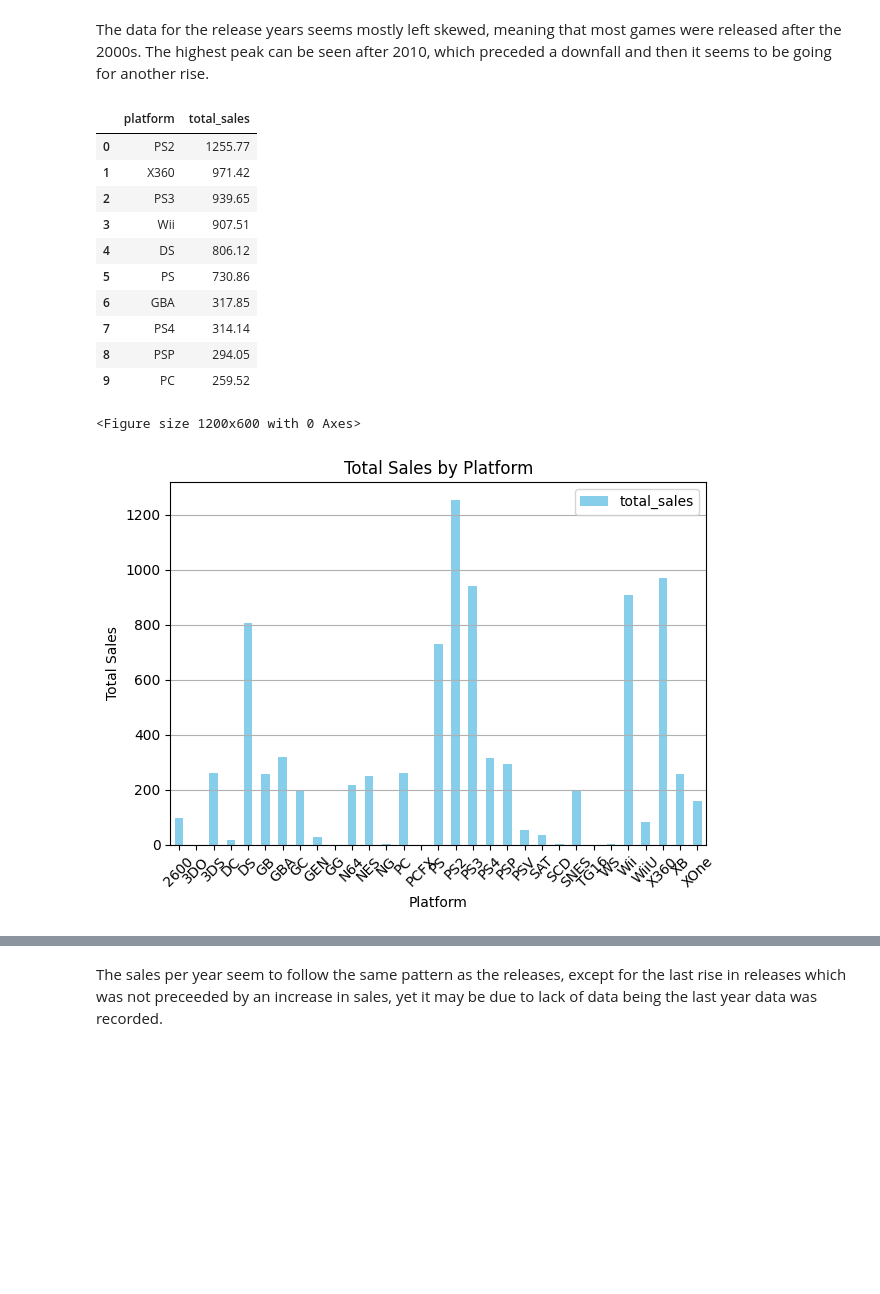
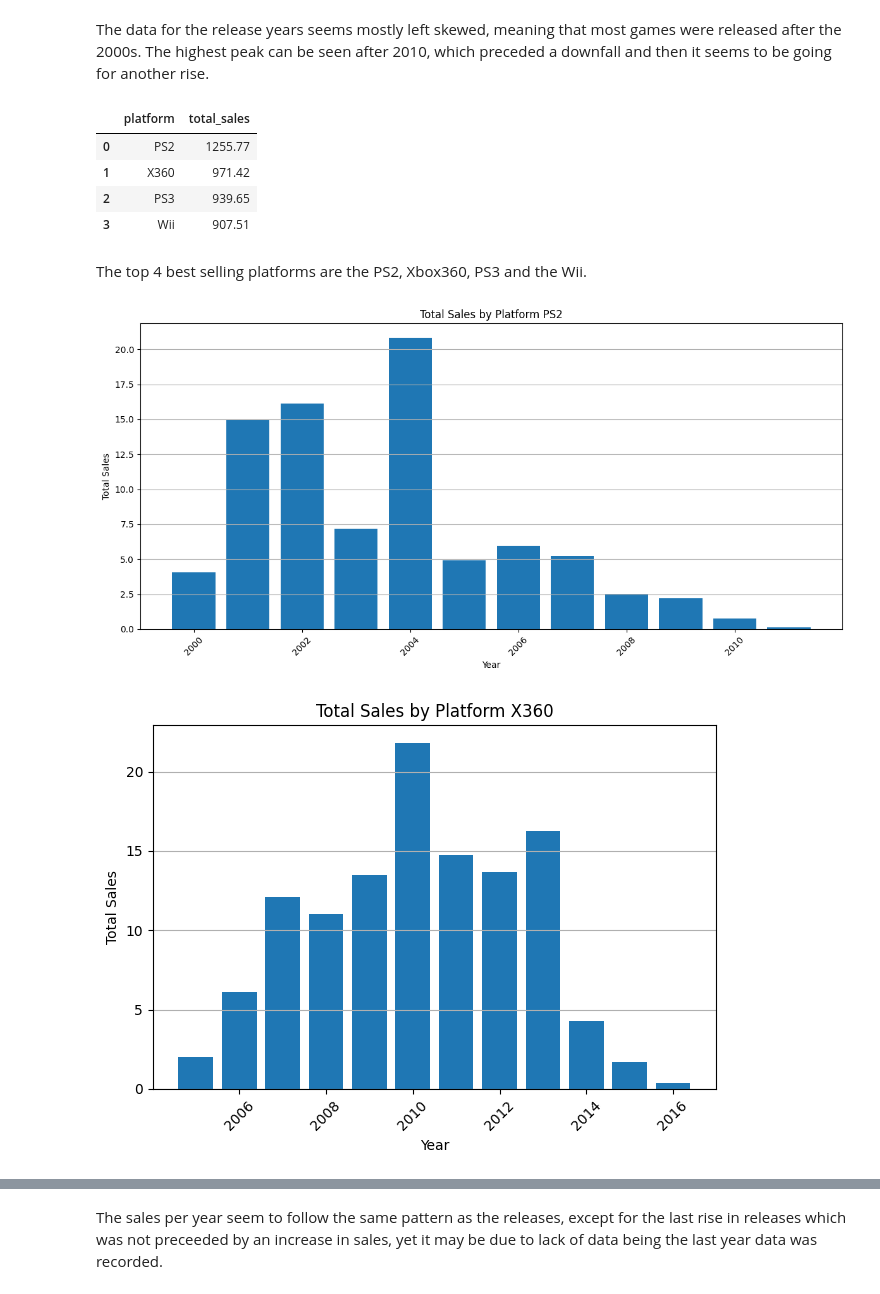
Before and after one commit to TirsoPaneque/integrated_project, a Jupyter notebook: notebooks/EDA.ipynb, the cells around one changed output, grey strips where cells are left out. Drawn from its saved outputs; the diff is of its cells as text; code cells hidden in the pictures; blank space fills up the shorter version.

```diff
--- a/notebooks/EDA.ipynb
+++ b/notebooks/EDA.ipynb
@@ -370,30 +370,30 @@ plt.xticks(range(df['year_of_release'].min(), df['year_of_release'].max() + 1, 3
 # %% [markdown]
 The data for the release years seems mostly left skewed, meaning that most games were released after the 2000s. The highest peak can be seen after 2010, which preceded a downfall and then it seems to be going for another rise.
 # %%
-df.groupby('platform')['total_sales'].sum().sort_values(ascending=False).head(10).reset_index()
+top_platforms = df.groupby('platform')['total_sales'].sum().sort_values(ascending=False).head(4).reset_index()
+top_platforms
 # %% [output]
 |  | platform | total_sales |
 | 0 | PS2 | 1255.77 |
 | 1 | X360 | 971.42 |
 | 2 | PS3 | 939.65 |
 | 3 | Wii | 907.51 |
-| 4 | DS | 806.12 |
-| 5 | PS | 730.86 |
-| 6 | GBA | 317.85 |
-| 7 | PS4 | 314.14 |
-| 8 | PSP | 294.05 |
-| 9 | PC | 259.52 |
+# %% [markdown]
+The top 4 best selling platforms are the PS2, Xbox360, PS3 and the Wii.
 # %%
-df_platform_sales = df.groupby('platform')['total_sales'].sum().reset_index()
 plt.figure(figsize=(12, 6))
-df_platform_sales.plot(kind='bar', x='platform', y='total_sales', color='skyblue')
-plt.title('Total Sales by Platform')
-plt.xlabel('Platform')
-plt.ylabel('Total Sales')
-plt.xticks(rotation=45)
-plt.grid(axis='y')
-plt.tight_layout()
-plt.show()
+
+for platform in top_platforms['platform']:
+    platform_sales = df[df['platform'] == platform]
+
+    plt.bar(platform_sales['year_of_release'], platform_sales['total_sales'], label=platform)
+    plt.title(f'Total Sales by Platform {platform}')
+    plt.xlabel('Year')
+    plt.ylabel('Total Sales')
+    plt.xticks(rotation=45)
+    plt.grid(axis='y')
+    plt.tight_layout()
+    plt.show()
 # %% [output]
-<Figure size 1200x600 with 0 Axes>
-[figure, old version]
+[figure, new version]
+[figure, added]
```
Also changed, not shown: parts of 26 cells of this notebook.
